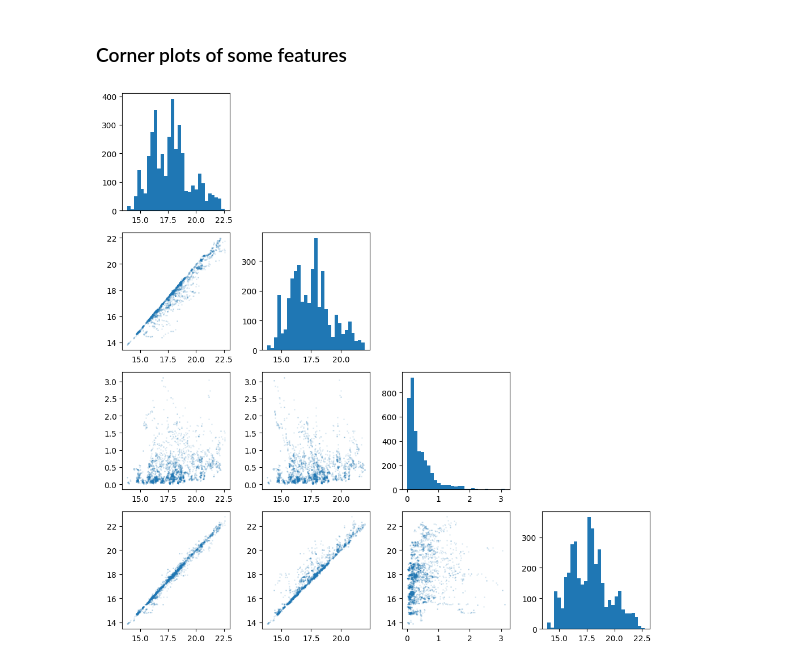
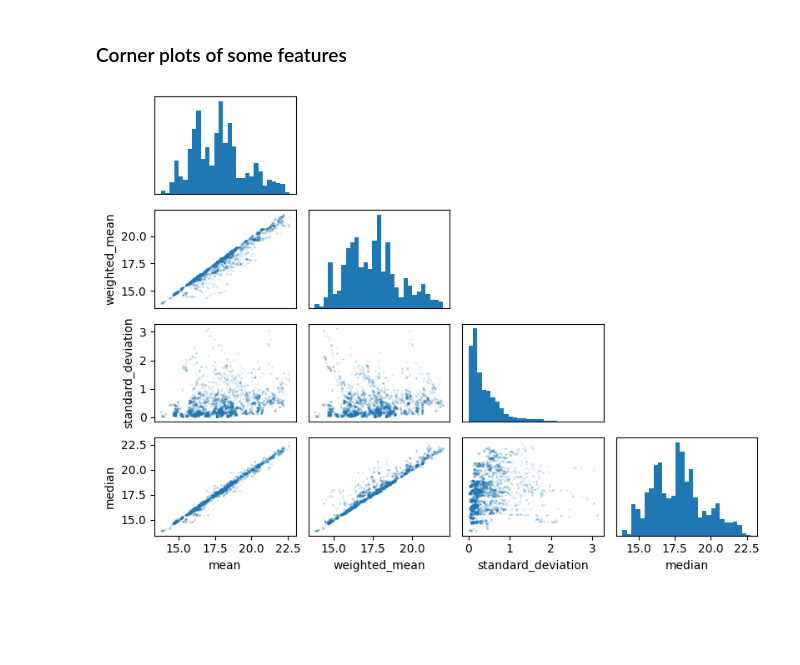
Before and after one commit to emilleishida/magnetic_cvs, a Jupyter notebook: notebooks/magnetic_cvs.ipynb, the cells around one changed output. Cells and saved outputs as stored; diff of their text form; code cells hidden in the pictures; blank space fills up the shorter version.

Commit message:
Modified the look of corner plots and added lots of plots

```diff
--- a/notebooks/magnetic_cvs.ipynb
+++ b/notebooks/magnetic_cvs.ipynb
@@ -86,27 +90,41 @@ print(f'{len(features_g_reduced)} out of {len(features_g)} and {len(features_r_r
 # %% [markdown]
 ### Corner plots of some features
 # %%
-def corner_plot(df: pd.DataFrame) -> None:
+def corner_plot(df: pd.DataFrame, *,show_hist_count: bool = False) -> None:
     """Make a corner plot which dimension is the number of columns of the DataFrame
 
     Args:
         df (pd.DataFrame): DataFrame containing the data to plot
+        show_hist_count (bool, optional): Whether to show the count of the histogram. Defaults to False.
     """
     n = len(df.columns) # Dimension of the corner plot
     # Plotting histograms:
     index = 1
-    for feature in df.columns:
+    for feature_name in df.columns:
         plt.subplot(n, n, index)
+        plt.hist(df[feature_name], bins=np.linspace(min(df[feature_name]), max(df[feature_name]), 30))
+        if index == n*n:
+            plt.xlabel(feature_name)
+        else:
+            plt.xticks([])
+        if not show_hist_count:
+            plt.yticks([])
         index += n + 1
-        plt.hist(df[feature], bins=np.linspace(min(df[feature]), max(df[feature]), 30))
-    # Positions for scatter plots:
-    positions = []
+    # Plotting scatter plots:
+    feature_pairs = tuple(combinations(df.columns, 2))
+    pair = 0
     for i in range(1, n):
         for j in range(i, n):
-            positions.append(j*n + i)
-    positions
-    # Plotting scatter plots:
-    for position, feature_pair in zip(positions, tuple(combinations(df.columns, 2))):
-        plt.subplot(n, n, position)
-        plt.scatter(df[feature_pair[0]], df[feature_pair[1]], s=1, alpha=0.1)
+            plt.subplot(n, n, j*n + i)
+            plt.scatter(df[feature_pairs[pair][0]], df[feature_pairs[pair][1]], s=1, alpha=0.1)
+            if i == 1:
+                plt.ylabel(feature_pairs[pair][1])
+            else:
+                plt.yticks([])
+            if j == n - 1:
+                plt.xlabel(feature_pairs[pair][0])
+            else:
+                plt.xticks([])
+            pair += 1
+
     return
@@ -116,6 +131,6 @@ dfr = pd.DataFrame(features_r_reduced, columns=feature_names)
 # %%
-plt.figure(figsize=(10, 10))
+plt.figure(figsize=(8, 6))
 corner_plot(dfg[feature_names[:4]])
 plt.tight_layout()
 # %% [output]
-[figure, old version]
+[figure, new version]
```
Also changed, not shown: parts of 9 cells of this notebook.
